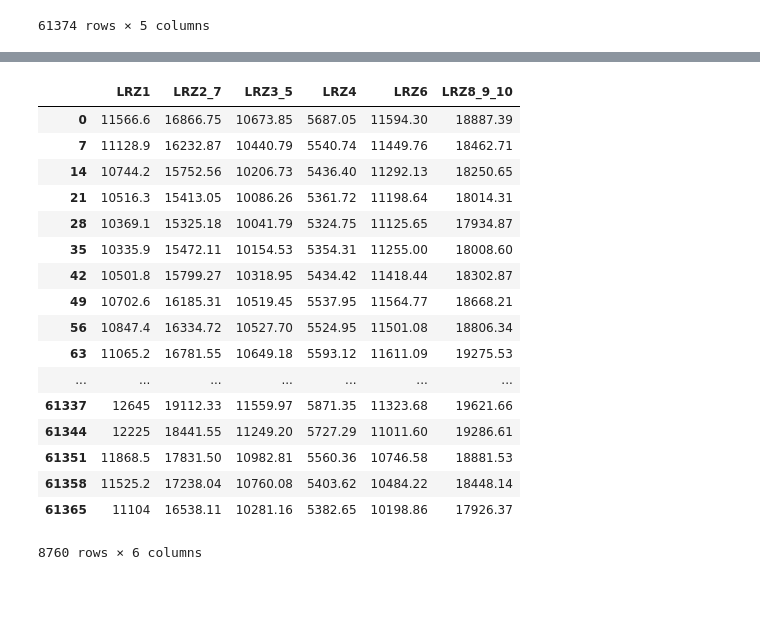
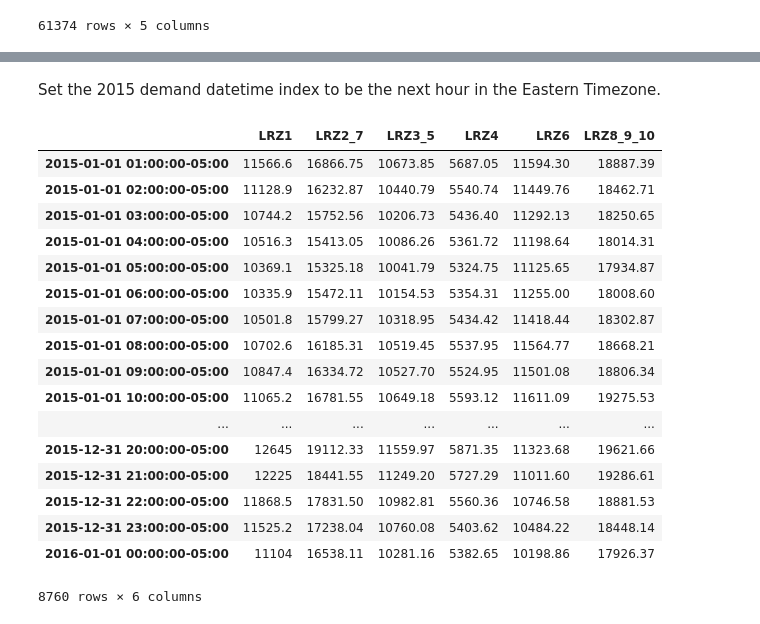
Before and after one commit to Breakthrough-Energy/PreREISE, a Jupyter notebook: prereise/gather/demanddata/eia/demo/demo_Eastern_v6/MISO/MISO_subarea_demand.ipynb, the cells around one changed output, grey strips where cells are left out. Saved outputs shown, nothing was run; the diff lists cells and outputs as text; code cells hidden in the pictures; blank space fills up the shorter version.

```diff
--- a/prereise/gather/demanddata/eia/demo/demo_Eastern_v6/MISO/MISO_subarea_demand.ipynb
+++ b/prereise/gather/demanddata/eia/demo/demo_Eastern_v6/MISO/MISO_subarea_demand.ipynb
@@ -33,7 +53,7 @@ LRZ_demand
 # %% [markdown]
 Read in 2015 MISO demand data
 # %%
-LRZ_demand_2015 = pd.read_excel('C:\\Users\\dmuldrew\\Dropbox (IVL)\\Explorations\\DanM\\20151231_dfal_hist.xls', skiprows=5)
+LRZ_demand_2015 = pd.read_excel('20151231_dfal_hist.xls', skiprows=5)
 LRZ_demand_2015
 # %% [output]
 |  | MarketDay | HourEnding | LoadResource Zone | MTLF (MWh) | ActualLoad (MWh) |
@@ -57,16 +79,9 @@ LRZ_demand_2015
 # %%
 miso_zones = ['LRZ1','LRZ2_7','LRZ3_5','LRZ4','LRZ6','LRZ8_9_10']
 
-def CreateDemandProfile(data, miso_zones, startdate, enddate):
+def CreateDemandProfile(data, miso_zones):
     demand = pd.DataFrame(data[data['LoadResource Zone'] == miso_zones[0]]['ActualLoad (MWh)'])
     for zone in range(1,len(miso_zones)):
         demand[miso_zones[zone]] = data[data['LoadResource Zone'] == miso_zones[zone]]['ActualLoad (MWh)'].to_list()
     demand.columns = miso_zones
-
-    #start_date = pd.to_datetime(startdate)
-    #end_date = pd.to_datetime(enddate)
-    #time_interval = pd.date_range(start_date, end_date, tz = "US/Eastern", freq='H')
-    #demand.index = time_interval
-    #demand.tz_convert('utc')
-
     return demand
@@ -72,0 +90,3 @@ def CreateDemandProfile(data, miso_zones, startdate, enddate):
+# %%
+MISO_loadzones_2015 = CreateDemandProfile(LRZ_demand_2015, miso_zones)
+MISO_loadzones_2015
@@ -73,24 +112,27 @@ def CreateDemandProfile(data, miso_zones, startdate, enddate):
+# %% [markdown]
+Set the 2015 demand datetime index to be the next hour in the Eastern Timezone.
 # %%
-startdate = pd.to_datetime('2015-10-01 01:00:00')
-enddate = pd.to_datetime('2016-12-01 00:00:00')
-MISO_loadzones_2015 = CreateDemandProfile(LRZ_demand_2015, miso_zones, startdate, enddate)
+start_date = pd.to_datetime('2015-01-01 01:00:00')
+end_date = pd.to_datetime('2016-01-01 00:00:00')
+time_interval = pd.date_range(start_date, end_date, tz = "US/Eastern", freq='H')
+MISO_loadzones_2015.index = time_interval
 MISO_loadzones_2015
 # %% [output]
 |  | LRZ1 | LRZ2_7 | LRZ3_5 | LRZ4 | LRZ6 | LRZ8_9_10 |
-| 0 | 11566.6 | 16866.75 | 10673.85 | 5687.05 | 11594.30 | 18887.39 |
-| 7 | 11128.9 | 16232.87 | 10440.79 | 5540.74 | 11449.76 | 18462.71 |
-| 14 | 10744.2 | 15752.56 | 10206.73 | 5436.40 | 11292.13 | 18250.65 |
-| 21 | 10516.3 | 15413.05 | 10086.26 | 5361.72 | 11198.64 | 18014.31 |
-| 28 | 10369.1 | 15325.18 | 10041.79 | 5324.75 | 11125.65 | 17934.87 |
-| 35 | 10335.9 | 15472.11 | 10154.53 | 5354.31 | 11255.00 | 18008.60 |
-| 42 | 10501.8 | 15799.27 | 10318.95 | 5434.42 | 11418.44 | 18302.87 |
-| 49 | 10702.6 | 16185.31 | 10519.45 | 5537.95 | 11564.77 | 18668.21 |
-| 56 | 10847.4 | 16334.72 | 10527.70 | 5524.95 | 11501.08 | 18806.34 |
-| 63 | 11065.2 | 16781.55 | 10649.18 | 5593.12 | 11611.09 | 19275.53 |
+| 2015-01-01 01:00:00-05:00 | 11566.6 | 16866.75 | 10673.85 | 5687.05 | 11594.30 | 18887.39 |
+| 2015-01-01 02:00:00-05:00 | 11128.9 | 16232.87 | 10440.79 | 5540.74 | 11449.76 | 18462.71 |
+| 2015-01-01 03:00:00-05:00 | 10744.2 | 15752.56 | 10206.73 | 5436.40 | 11292.13 | 18250.65 |
+| 2015-01-01 04:00:00-05:00 | 10516.3 | 15413.05 | 10086.26 | 5361.72 | 11198.64 | 18014.31 |
+| 2015-01-01 05:00:00-05:00 | 10369.1 | 15325.18 | 10041.79 | 5324.75 | 11125.65 | 17934.87 |
+| 2015-01-01 06:00:00-05:00 | 10335.9 | 15472.11 | 10154.53 | 5354.31 | 11255.00 | 18008.60 |
+| 2015-01-01 07:00:00-05:00 | 10501.8 | 15799.27 | 10318.95 | 5434.42 | 11418.44 | 18302.87 |
+| 2015-01-01 08:00:00-05:00 | 10702.6 | 16185.31 | 10519.45 | 5537.95 | 11564.77 | 18668.21 |
+| 2015-01-01 09:00:00-05:00 | 10847.4 | 16334.72 | 10527.70 | 5524.95 | 11501.08 | 18806.34 |
+| 2015-01-01 10:00:00-05:00 | 11065.2 | 16781.55 | 10649.18 | 5593.12 | 11611.09 | 19275.53 |
 | ... | ... | ... | ... | ... | ... | ... |
-| 61337 | 12645 | 19112.33 | 11559.97 | 5871.35 | 11323.68 | 19621.66 |
-| 61344 | 12225 | 18441.55 | 11249.20 | 5727.29 | 11011.60 | 19286.61 |
-| 61351 | 11868.5 | 17831.50 | 10982.81 | 5560.36 | 10746.58 | 18881.53 |
-| 61358 | 11525.2 | 17238.04 | 10760.08 | 5403.62 | 10484.22 | 18448.14 |
-| 61365 | 11104 | 16538.11 | 10281.16 | 5382.65 | 10198.86 | 17926.37 |
+| 2015-12-31 20:00:00-05:00 | 12645 | 19112.33 | 11559.97 | 5871.35 | 11323.68 | 19621.66 |
+| 2015-12-31 21:00:00-05:00 | 12225 | 18441.55 | 11249.20 | 5727.29 | 11011.60 | 19286.61 |
+| 2015-12-31 22:00:00-05:00 | 11868.5 | 17831.50 | 10982.81 | 5560.36 | 10746.58 | 18881.53 |
+| 2015-12-31 23:00:00-05:00 | 11525.2 | 17238.04 | 10760.08 | 5403.62 | 10484.22 | 18448.14 |
+| 2016-01-01 00:00:00-05:00 | 11104 | 16538.11 | 10281.16 | 5382.65 | 10198.86 | 17926.37 |
 8760 rows × 6 columns
```
Also changed, not shown: parts of 78 cells of this notebook.
